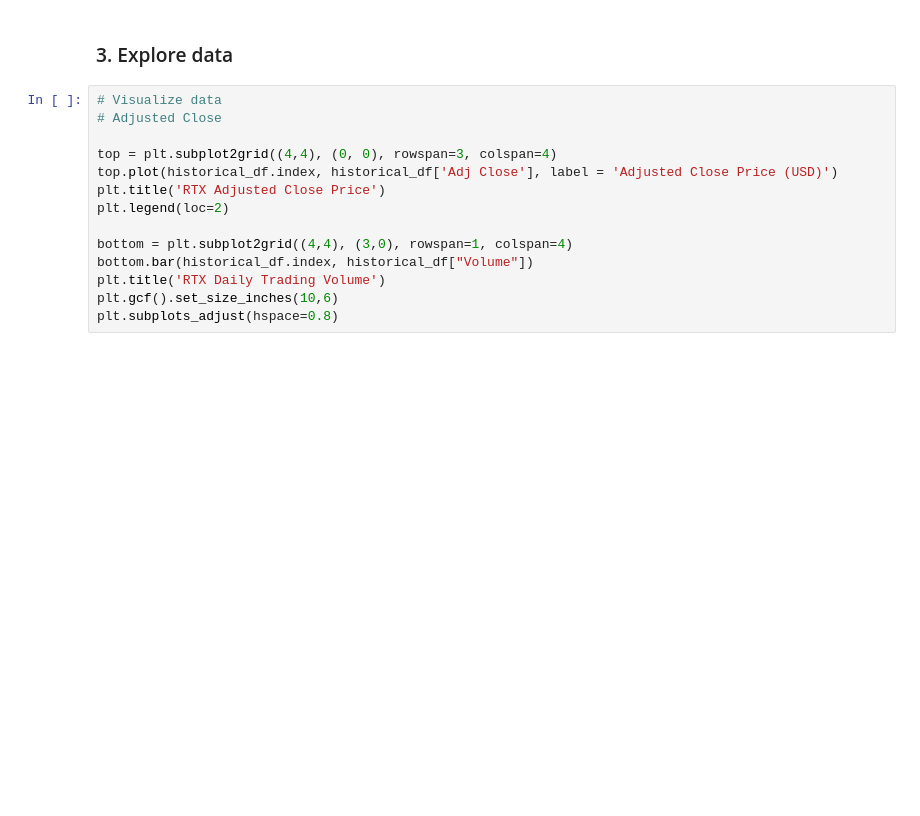
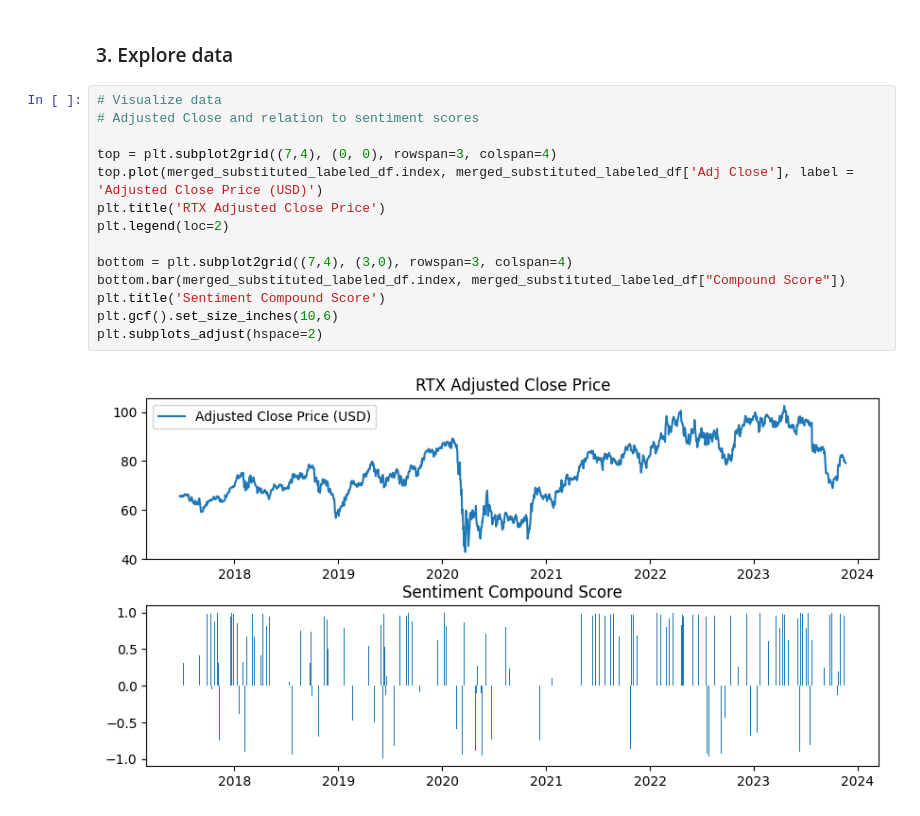
Before and after one commit to KWagnerCS/StockPredictor, a Jupyter notebook: notebooks/03_eda.ipynb, the cells around one changed output. Cells and saved outputs as stored; diff of their text form; blank space fills up the shorter version.

```diff
--- a/notebooks/03_eda.ipynb
+++ b/notebooks/03_eda.ipynb
@@ -39,15 +39,17 @@ merged_substituted_labeled_df
 ### 3. Explore data
 # %%
 # Visualize data
-# Adjusted Close
+# Adjusted Close and relation to sentiment scores
 
-top = plt.subplot2grid((4,4), (0, 0), rowspan=3, colspan=4)
-top.plot(historical_df.index, historical_df['Adj Close'], label = 'Adjusted Close Price (USD)')
+top = plt.subplot2grid((7,4), (0, 0), rowspan=3, colspan=4)
+top.plot(merged_substituted_labeled_df.index, merged_substituted_labeled_df['Adj Close'], label = 'Adjusted Close Price (USD)')
 plt.title('RTX Adjusted Close Price')
 plt.legend(loc=2)
 
-bottom = plt.subplot2grid((4,4), (3,0), rowspan=1, colspan=4)
-bottom.bar(historical_df.index, historical_df["Volume"])
-plt.title('RTX Daily Trading Volume')
+bottom = plt.subplot2grid((7,4), (3,0), rowspan=3, colspan=4)
+bottom.bar(merged_substituted_labeled_df.index, merged_substituted_labeled_df["Compound Score"])
+plt.title('Sentiment Compound Score')
 plt.gcf().set_size_inches(10,6)
-plt.subplots_adjust(hspace=0.8)
+plt.subplots_adjust(hspace=2)
+# %% [output]
+[figure, added]
```
Also changed, not shown: parts of 2 cells of this notebook, 2 other files.
